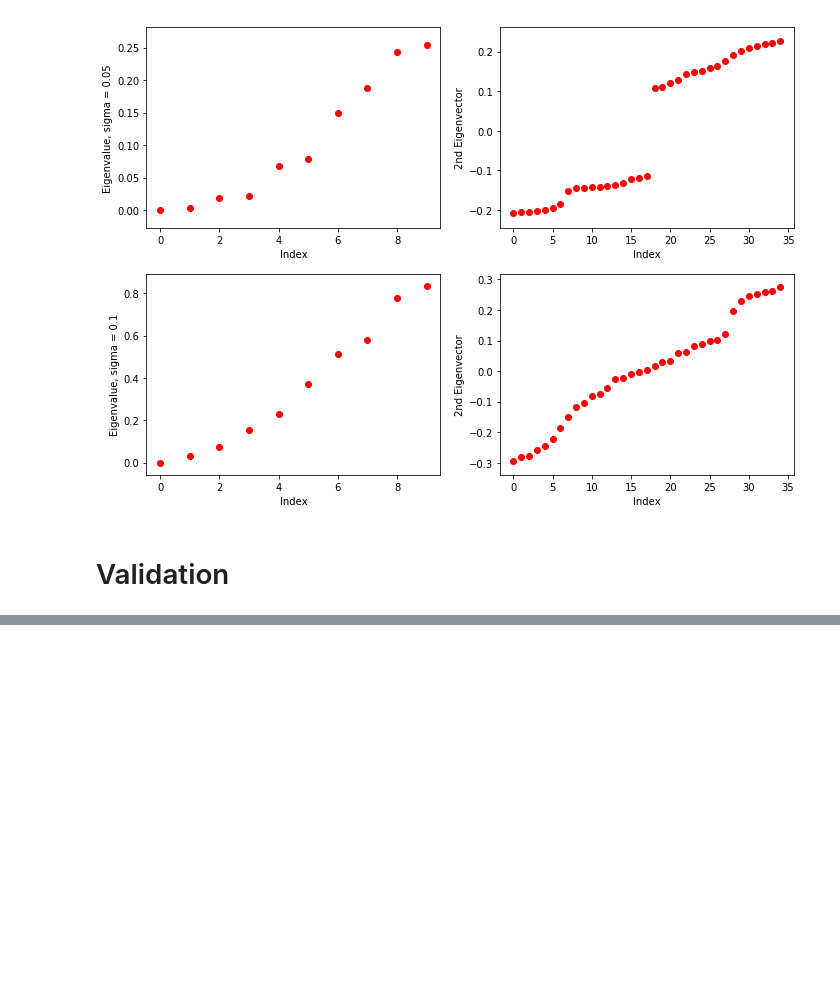
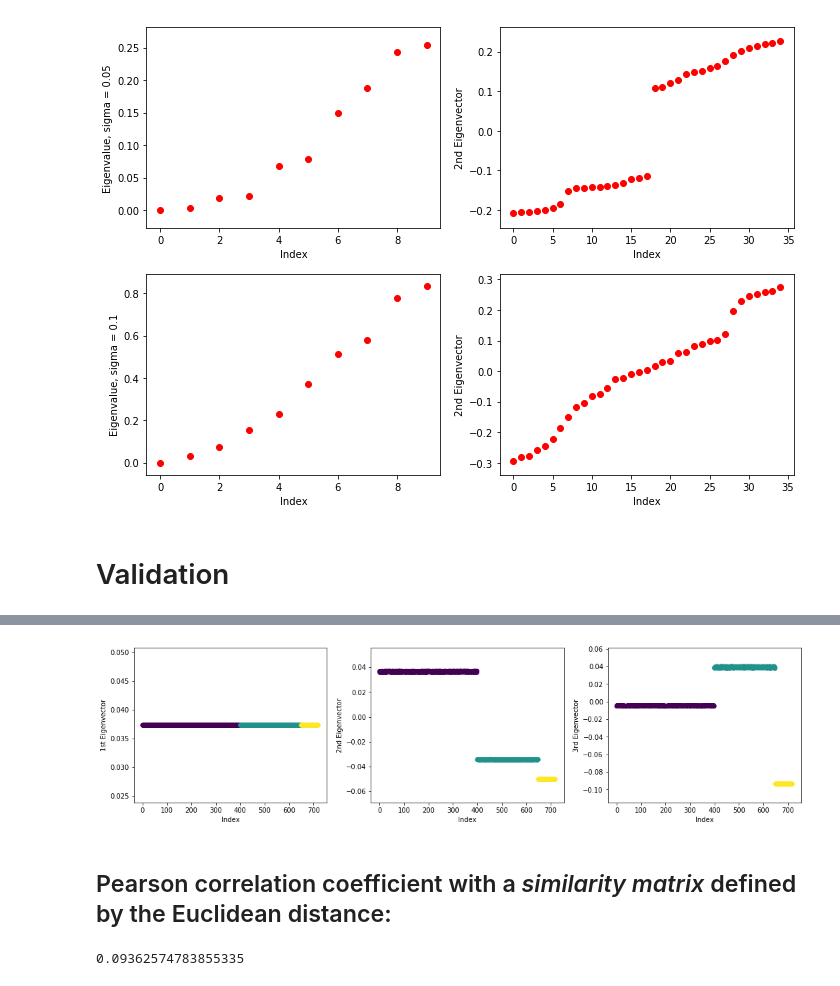
Before and after one commit to msarrias/spectral-clustering, a Jupyter notebook: playground.ipynb, the cells around one changed output, grey strips where cells are left out. Drawn from its saved outputs; the diff is of its cells as text; code cells hidden in the pictures; blank space fills up the shorter version.

Commit message:
added Pearson correlation coefficient in validation and updated some functions documentation

```diff
--- a/playground.ipynb
+++ b/playground.ipynb
@@ -340,0 +377,27 @@ f.scatter_plot_data_set(circle_data_points[:,0:2], circle_data_points[:,2])
+# %%
+fig = plt.figure(figsize=(15, 4))
+
+plt.subplot(1, 3, 1)
+plt.tight_layout()
+plt.scatter([i for i in range(len(rearrangedEvalsVecs_circles_dataset))],
+            rearrangedEvalsVecs_circles_dataset[0][1],c=z)
+plt.xlabel ('Index')
+plt.ylabel ('1st Eigenvector')
+
+plt.subplot(1, 3, 2)
+plt.tight_layout()
+plt.scatter([i for i in range(len(rearrangedEvalsVecs_circles_dataset))],
+            rearrangedEvalsVecs_circles_dataset[1][1],c=z)
+plt.xlabel ('Index')
+plt.ylabel ('2nd Eigenvector')
+
+plt.subplot(1, 3, 3)
+plt.tight_layout()
+plt.scatter([i for i in range(len(rearrangedEvalsVecs_circles_dataset))],
+            rearrangedEvalsVecs_circles_dataset[2][1],c=z)
+plt.xlabel ('Index')
+plt.ylabel ('3rd Eigenvector')
+
+plt.show()
+# %% [output]
+[figure, added]
@@ -340,0 +407,6 @@ f.scatter_plot_data_set(circle_data_points[:,0:2], circle_data_points[:,2])
+# %% [markdown]
+## Pearson correlation coefficient with a *similarity matrix* defined by the Euclidean distance:
+# %%
+f.correlation_coefficient(incidence_matrix, similarity_matrix)
+# %% [output]
+0.09362574783855335
```
Also changed, not shown: parts of 12 cells of this notebook, 1 other file.
